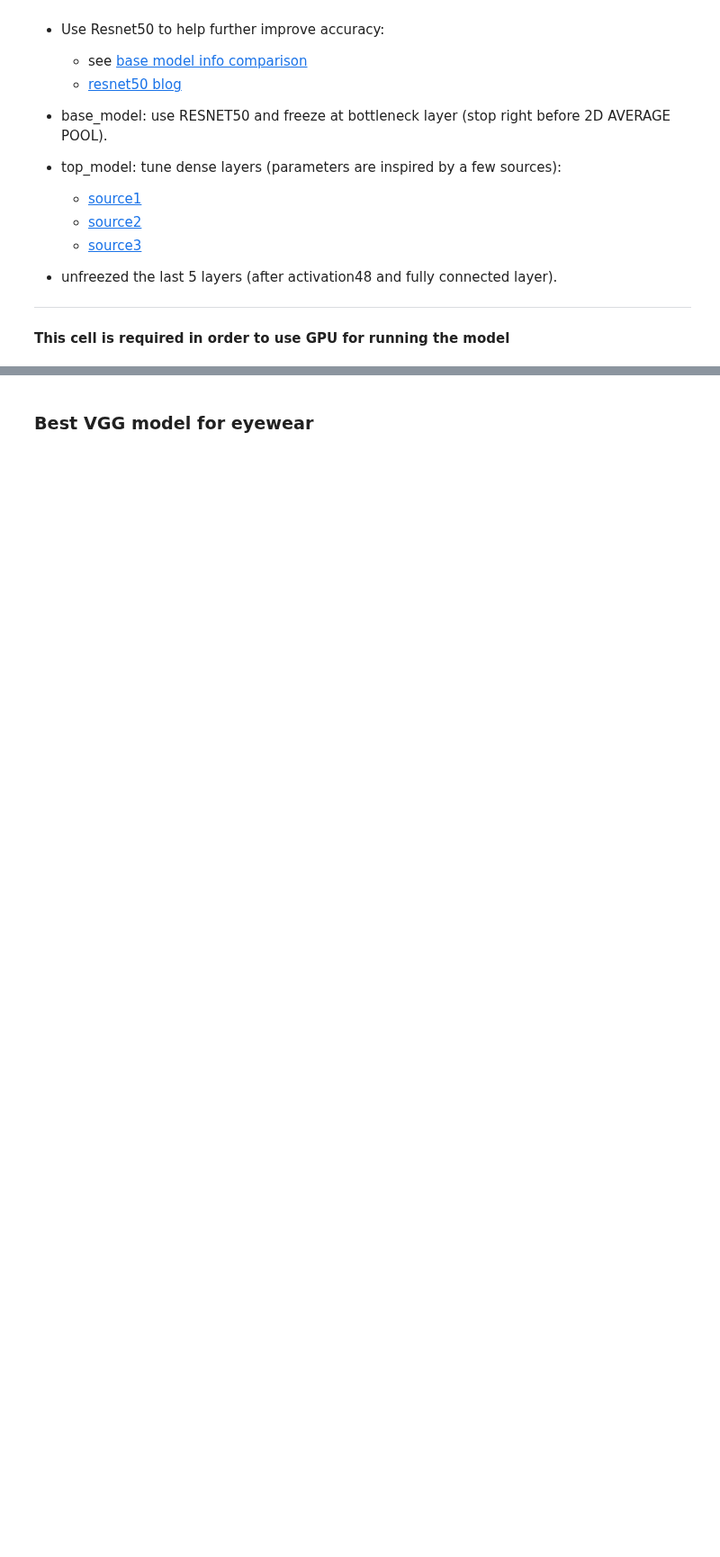
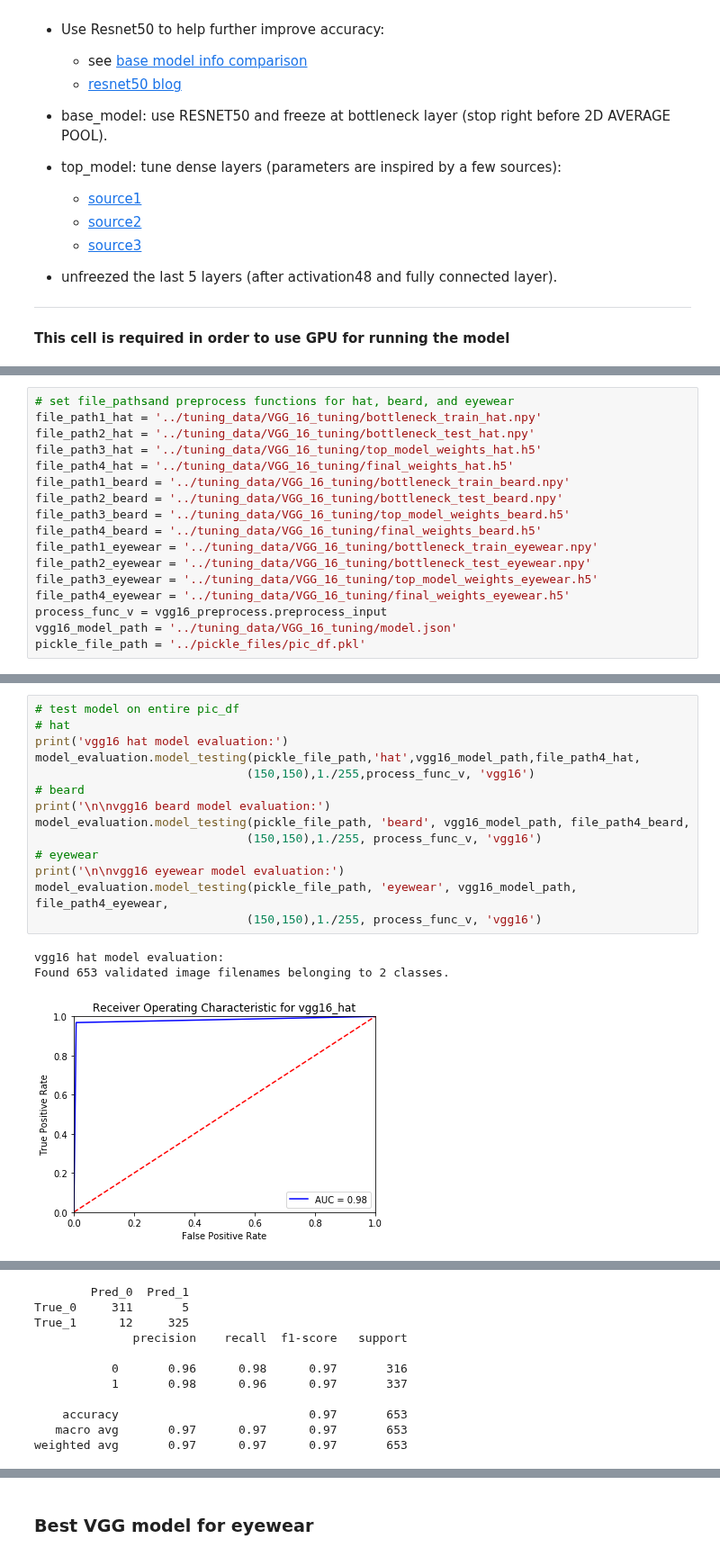
Before and after one commit to mzhou356/img2recommender, a Jupyter notebook: notebooks/Generic_Model_Tuning.ipynb, the cells around one changed output, grey strips where cells are left out. Shown at 90% size. Saved outputs shown, nothing was run; the diff lists cells and outputs as text; blank space fills up the shorter version.

```diff
--- a/notebooks/Generic_Model_Tuning.ipynb
+++ b/notebooks/Generic_Model_Tuning.ipynb
@@ -319,0 +92,17 @@ def model_testing(df, model_path, weight_path, label,target_size,shuffle = False
+# %%
+# set file_pathsand preprocess functions for hat, beard, and eyewear
+file_path1_hat = '../tuning_data/VGG_16_tuning/bottleneck_train_hat.npy'
+file_path2_hat = '../tuning_data/VGG_16_tuning/bottleneck_test_hat.npy'
+file_path3_hat = '../tuning_data/VGG_16_tuning/top_model_weights_hat.h5'
+file_path4_hat = '../tuning_data/VGG_16_tuning/final_weights_hat.h5'
+file_path1_beard = '../tuning_data/VGG_16_tuning/bottleneck_train_beard.npy'
+file_path2_beard = '../tuning_data/VGG_16_tuning/bottleneck_test_beard.npy'
+file_path3_beard = '../tuning_data/VGG_16_tuning/top_model_weights_beard.h5'
+file_path4_beard = '../tuning_data/VGG_16_tuning/final_weights_beard.h5'
+file_path1_eyewear = '../tuning_data/VGG_16_tuning/bottleneck_train_eyewear.npy'
+file_path2_eyewear = '../tuning_data/VGG_16_tuning/bottleneck_test_eyewear.npy'
+file_path3_eyewear = '../tuning_data/VGG_16_tuning/top_model_weights_eyewear.h5'
+file_path4_eyewear = '../tuning_data/VGG_16_tuning/final_weights_eyewear.h5'
+process_func_v = vgg16_preprocess.preprocess_input
+vgg16_model_path = '../tuning_data/VGG_16_tuning/model.json'
+pickle_file_path = '../pickle_files/pic_df.pkl'
@@ -319,0 +221,18 @@ def model_testing(df, model_path, weight_path, label,target_size,shuffle = False
+# %%
+# test model on entire pic_df
+# hat
+print('vgg16 hat model evaluation:')
+model_evaluation.model_testing(pickle_file_path,'hat',vgg16_model_path,file_path4_hat,
+                              (150,150),1./255,process_func_v, 'vgg16')
+# beard
+print('\n\nvgg16 beard model evaluation:')
+model_evaluation.model_testing(pickle_file_path, 'beard', vgg16_model_path, file_path4_beard,
+                              (150,150),1./255, process_func_v, 'vgg16')
+# eyewear
+print('\n\nvgg16 eyewear model evaluation:')
+model_evaluation.model_testing(pickle_file_path, 'eyewear', vgg16_model_path, file_path4_eyewear,
+                              (150,150),1./255, process_func_v, 'vgg16')
+# %% [output]
+vgg16 hat model evaluation:
+Found 653 validated image filenames belonging to 2 classes.
+[figure, added]
@@ -319,0 +273,11 @@ def model_testing(df, model_path, weight_path, label,target_size,shuffle = False
+        Pred_0  Pred_1
+True_0     311       5
+True_1      12     325
+              precision    recall  f1-score   support
+
+           0       0.96      0.98      0.97       316
+           1       0.98      0.96      0.97       337
+
+    accuracy                           0.97       653
+   macro avg       0.97      0.97      0.97       653
+weighted avg       0.97      0.97      0.97       653
```
Also changed, not shown: parts of 50 cells of this notebook.
